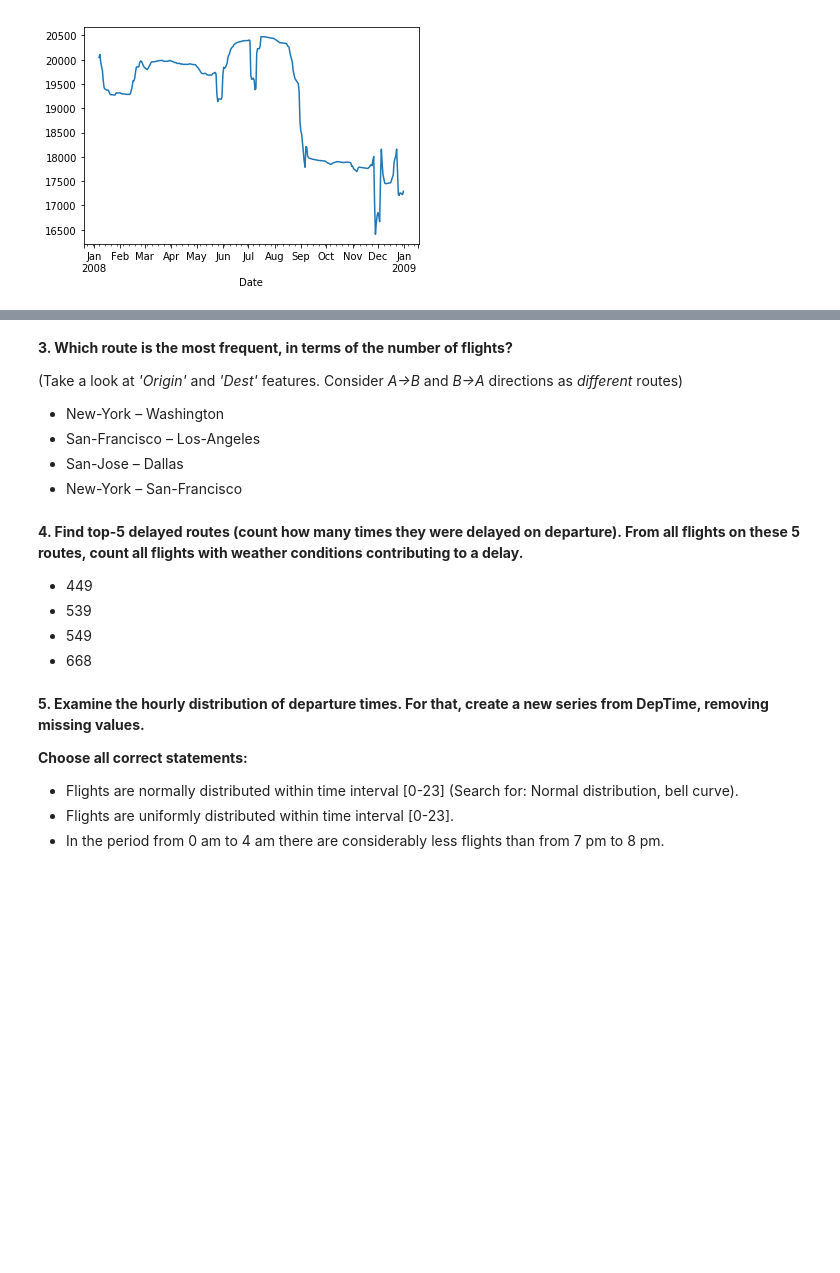
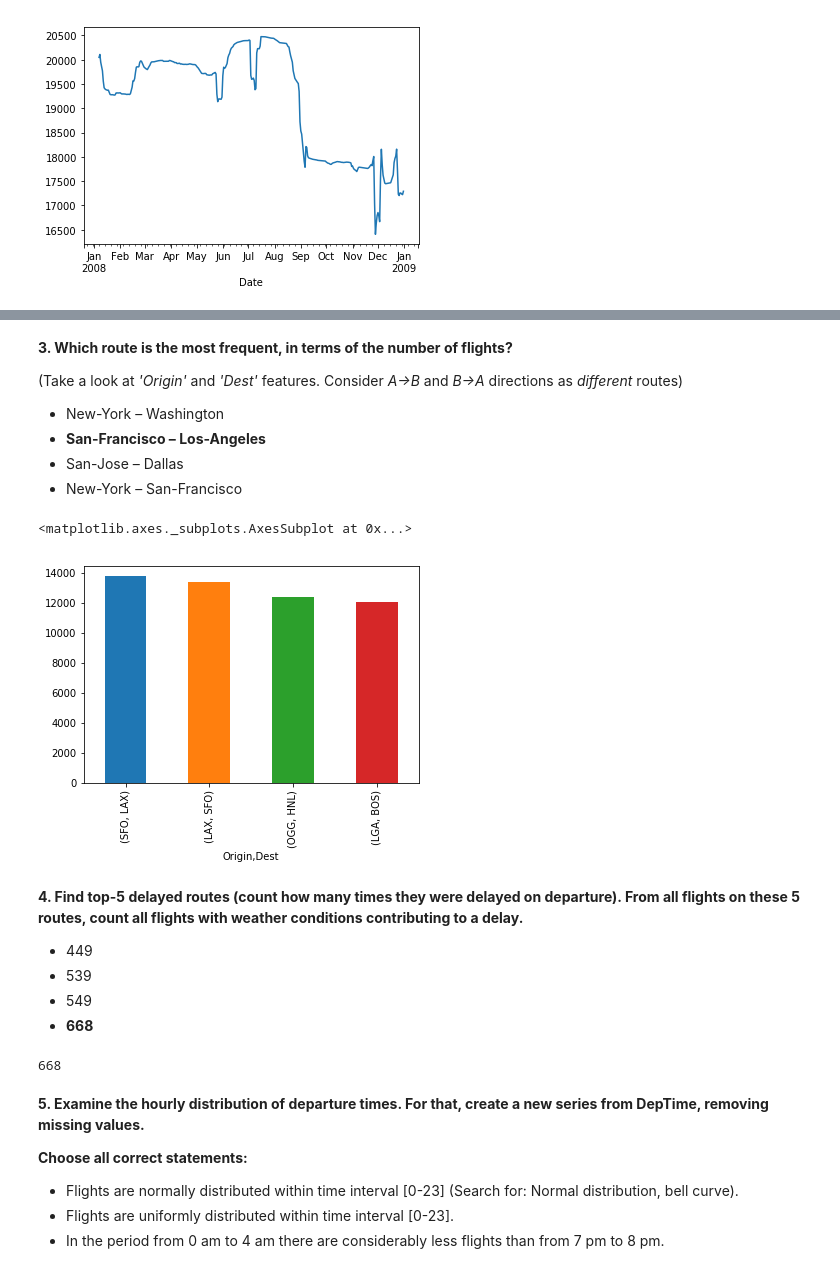
Before and after one commit to kazimanil/mlcourse.ai, a Jupyter notebook: mlcourse_2/mlcourse_2.ipynb, the cells around one changed output, grey strips where cells are left out. Drawn from its saved outputs; the diff is of its cells as text; code cells hidden in the pictures; blank space fills up the shorter version.

```diff
--- a/mlcourse_2/mlcourse_2.ipynb
+++ b/mlcourse_2/mlcourse_2.ipynb
@@ -253,6 +267,6 @@ num_flights_by_date.rolling(window=7).mean().plot();
 (Take a look at _'Origin'_ and _'Dest'_ features. Consider _A->B_ and _B->A_ directions as _different_ routes)
 
  - New-York – Washington
- - San-Francisco – Los-Angeles
+ - **San-Francisco – Los-Angeles**
  - San-Jose – Dallas
  - New-York – San-Francisco
@@ -261,7 +273,15 @@ num_flights_by_date.rolling(window=7).mean().plot();
+# %%
+flights_df.groupby(['Origin', 'Dest'])\
+          .size()\
+          .sort_values(ascending = False).iloc[:4]\
+          .plot(kind = 'bar')
+# %% [output]
+<matplotlib.axes._subplots.AxesSubplot at 0x...>
+[figure, added]
 # %% [markdown]
 **4. Find top-5 delayed routes (count how many times they were delayed on departure). From all flights on these 5 routes, count all flights with weather conditions contributing to a delay.**
 
 - 449
 - 539
 - 549
-- 668
+- **668**
@@ -270,3 +288,14 @@ num_flights_by_date.rolling(window=7).mean().plot();
+# %%
+top5 = pd.DataFrame(\
+flights_df[flights_df.DepDelay > 0]\
+          .groupby(['Origin', 'Dest'])\
+          .FlightNum.agg('count')\
+          .sort_values(ascending = False).iloc[:5])
+top5.reset_index(inplace=True)
+top5_flights = flights_df.merge(top5, left_on = ['Origin', 'Dest'], right_on = ['Origin', 'Dest'])
+top5_flights.loc[top5_flights.WeatherDelay > 0].Year.count()
+# %% [output]
+668
 # %% [markdown]
 **5. Examine the hourly distribution of departure times. For that, create a new series from DepTime, removing missing values.**
 
```
Also changed, not shown: parts of 11 cells of this notebook.
